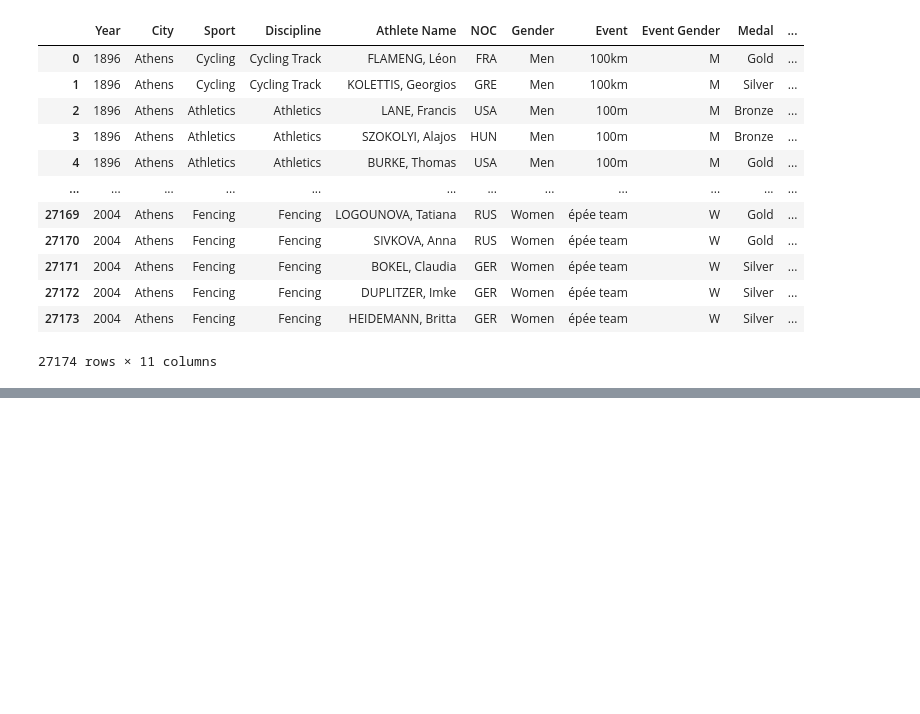
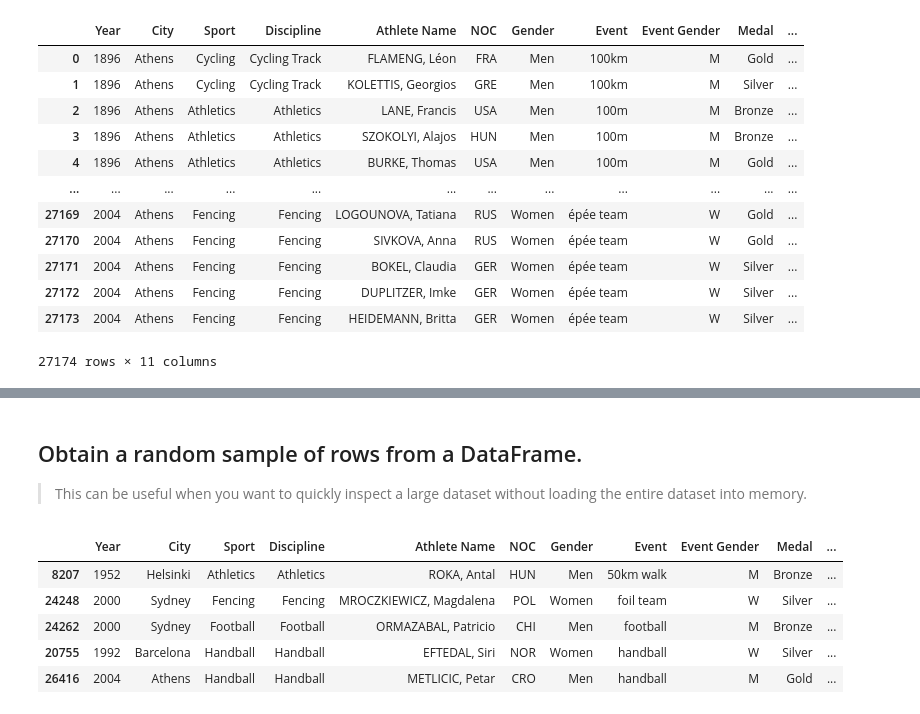
Before and after one commit to Wambaforestin/learning-python, a Jupyter notebook: python_libraries/learning_pandas2.0.ipynb, the cells around one changed output, grey strips where cells are left out. Cells and saved outputs as stored; diff of their text form; code cells hidden in the pictures; blank space fills up the shorter version.

```diff
--- a/python_libraries/learning_pandas2.0.ipynb
+++ b/python_libraries/learning_pandas2.0.ipynb
@@ -87,0 +114,13 @@ olpics_df
+# %% [markdown]
+## Obtain a random sample of rows from a DataFrame.
+
+> This can be useful when you want to quickly inspect a large dataset without loading the entire dataset into memory.
+# %%
+olpics_df.sample(5)
+# %% [output]
+|  | Year | City | Sport | Discipline | Athlete Name | NOC | Gender | Event | Event Gender | Medal | ... |
+| 8207 | 1952 | Helsinki | Athletics | Athletics | ROKA, Antal | HUN | Men | 50km walk | M | Bronze | ... |
+| 24248 | 2000 | Sydney | Fencing | Fencing | MROCZKIEWICZ, Magdalena | POL | Women | foil team | W | Silver | ... |
+| 24262 | 2000 | Sydney | Football | Football | ORMAZABAL, Patricio | CHI | Men | football | M | Bronze | ... |
+| 20755 | 1992 | Barcelona | Handball | Handball | EFTEDAL, Siri | NOR | Women | handball | W | Silver | ... |
+| 26416 | 2004 | Athens | Handball | Handball | METLICIC, Petar | CRO | Men | handball | M | Gold | ... |
```
Also changed, not shown: parts of 25 cells of this notebook.
